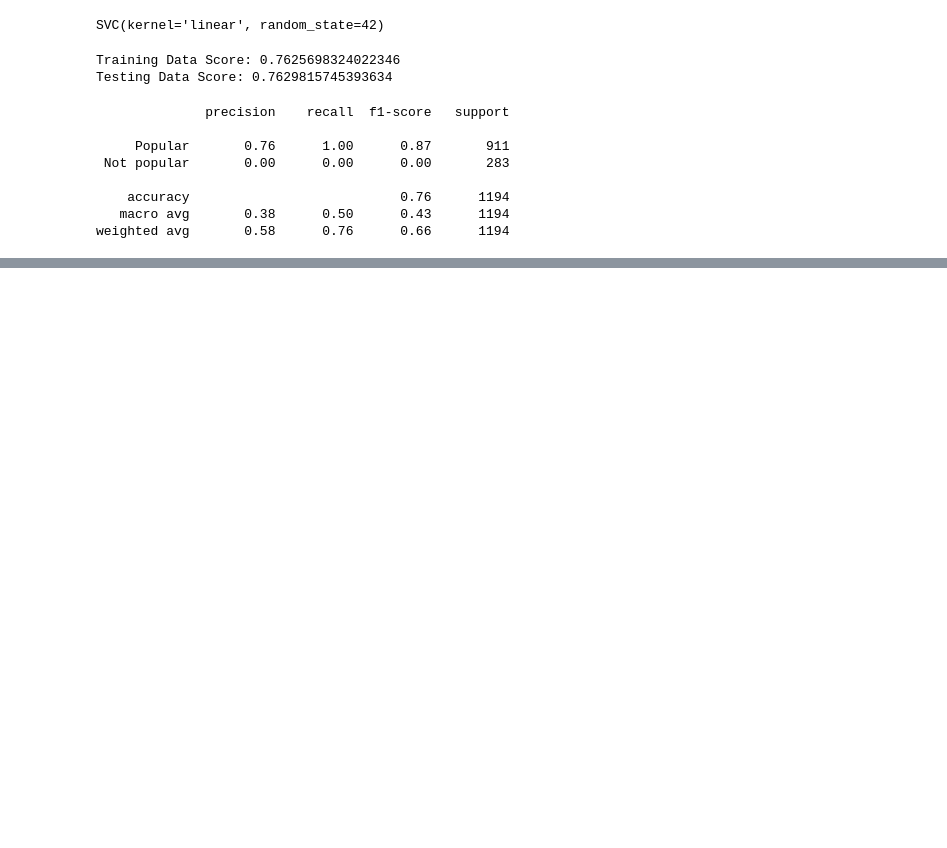
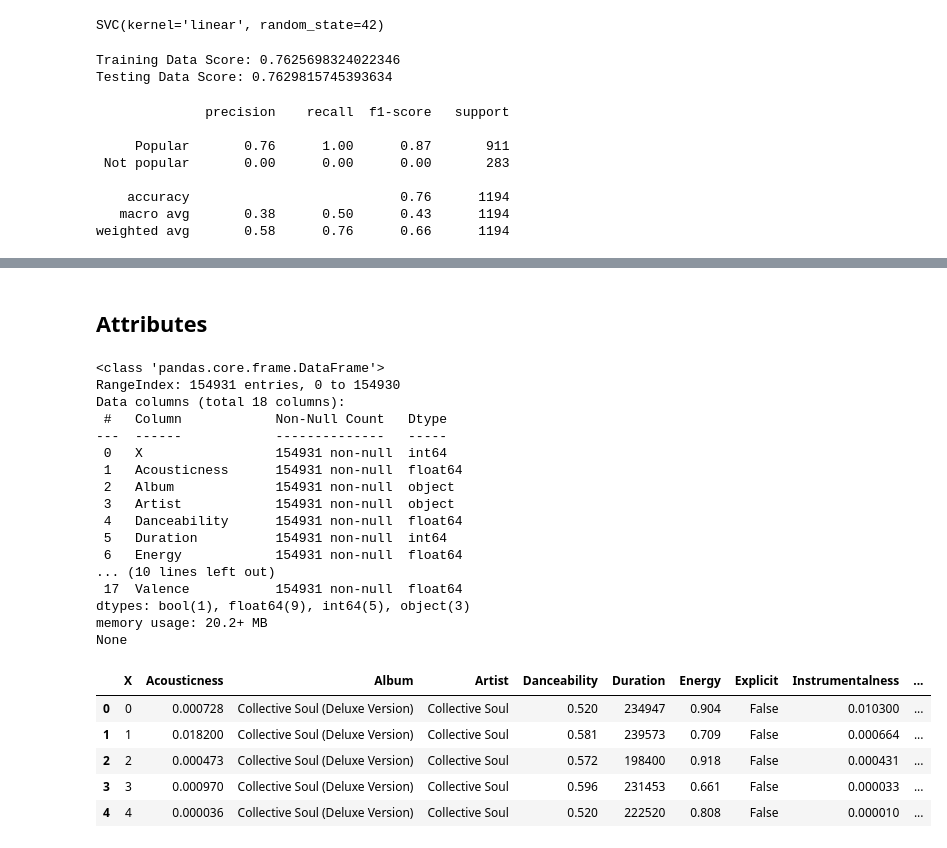
Before and after one commit to AlejandroChavezA00571497/Project04, a Jupyter notebook: Spotify analysis/Main_models.ipynb, the cells around one changed output, grey strips where cells are left out. Cells and saved outputs as stored; diff of their text form; code cells hidden in the pictures; blank space fills up the shorter version.

```diff
--- a/Spotify analysis/Main_models.ipynb
+++ b/Spotify analysis/Main_models.ipynb
@@ -323,0 +694,30 @@ weighted avg       0.58      0.76      0.66      1194
+# %% [markdown]
+## Attributes
+# %%
+df_03 = pd.read_csv("../Resources/songAttributes_1999-2019.csv", encoding='latin-1')
+print(df_03.info())
+df_03.head()
+# %% [output]
+<class 'pandas.core.frame.DataFrame'>
+RangeIndex: 154931 entries, 0 to 154930
+Data columns (total 18 columns):
+ #   Column            Non-Null Count   Dtype
+---  ------            --------------   -----
+ 0   X                 154931 non-null  int64
+ 1   Acousticness      154931 non-null  float64
+ 2   Album             154931 non-null  object
+ 3   Artist            154931 non-null  object
+ 4   Danceability      154931 non-null  float64
+ 5   Duration          154931 non-null  int64
+ 6   Energy            154931 non-null  float64
+... (10 lines left out)
+ 17  Valence           154931 non-null  float64
+dtypes: bool(1), float64(9), int64(5), object(3)
+memory usage: 20.2+ MB
+None
+|  | X | Acousticness | Album | Artist | Danceability | Duration | Energy | Explicit | Instrumentalness | ... |
+| 0 | 0 | 0.000728 | Collective Soul (Deluxe Version) | Collective Soul | 0.520 | 234947 | 0.904 | False | 0.010300 | ... |
+| 1 | 1 | 0.018200 | Collective Soul (Deluxe Version) | Collective Soul | 0.581 | 239573 | 0.709 | False | 0.000664 | ... |
+| 2 | 2 | 0.000473 | Collective Soul (Deluxe Version) | Collective Soul | 0.572 | 198400 | 0.918 | False | 0.000431 | ... |
+| 3 | 3 | 0.000970 | Collective Soul (Deluxe Version) | Collective Soul | 0.596 | 231453 | 0.661 | False | 0.000033 | ... |
+| 4 | 4 | 0.000036 | Collective Soul (Deluxe Version) | Collective Soul | 0.520 | 222520 | 0.808 | False | 0.000010 | ... |
```
Also changed, not shown: parts of 45 cells of this notebook.
